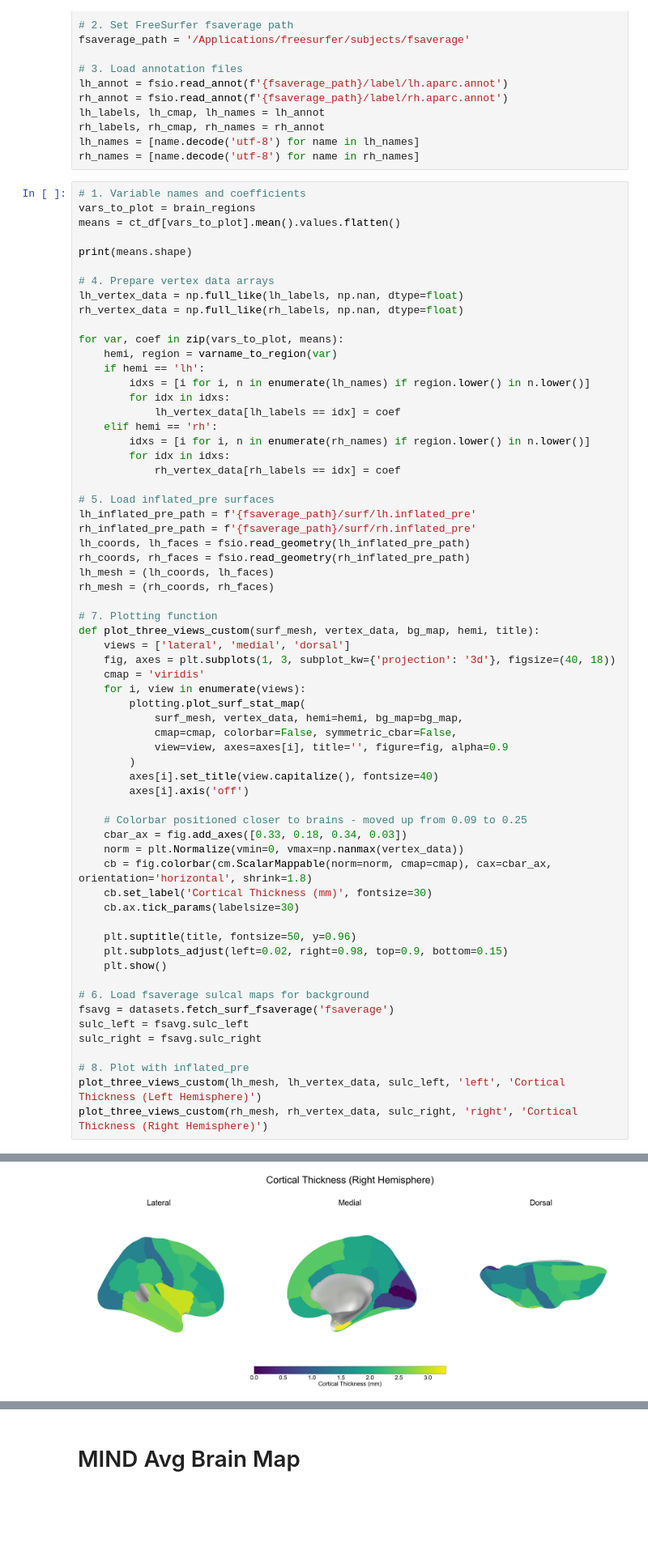
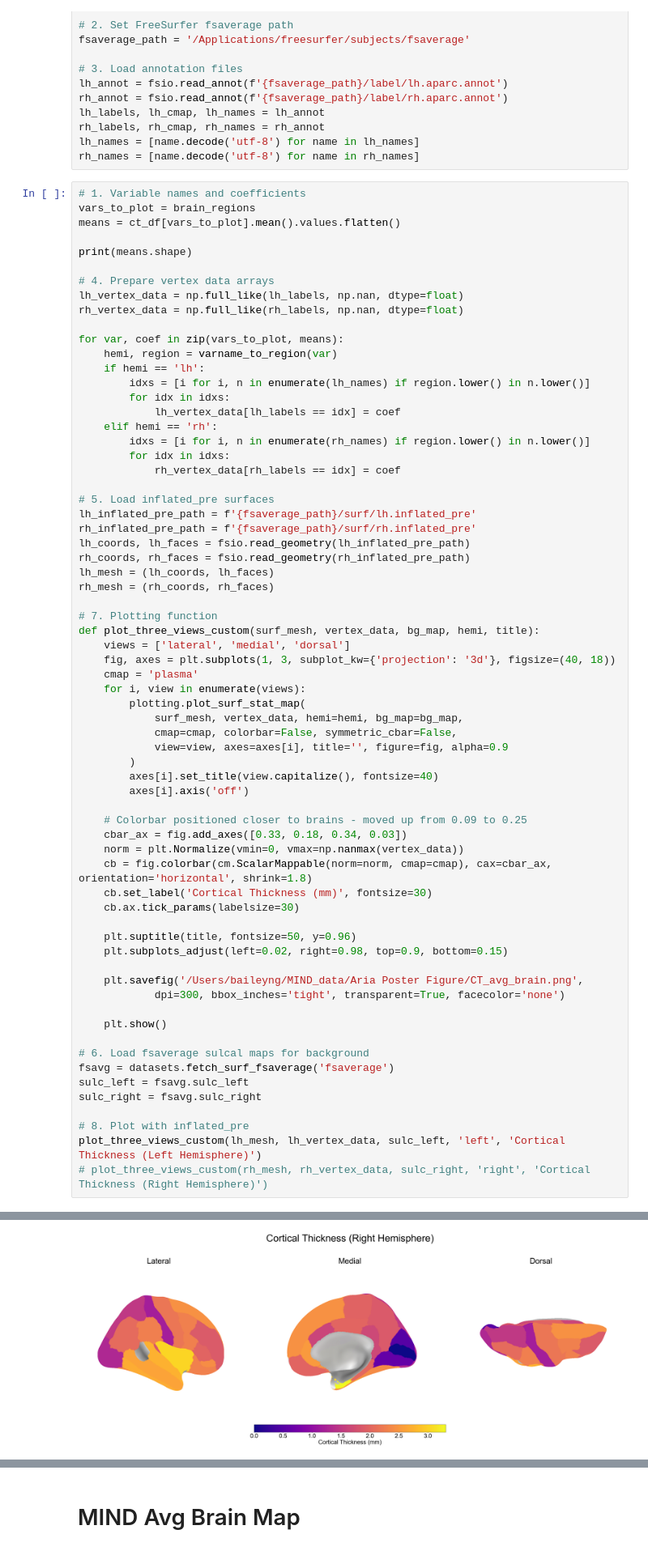
Before and after one commit to bailey168/MIND_models, a Jupyter notebook: visualize_data.ipynb, the cells around one changed output, grey strips where cells are left out. Shown at 81% size. Cells and saved outputs as stored; diff of their text form; blank space fills up the shorter version.

```diff
--- a/visualize_data.ipynb
+++ b/visualize_data.ipynb
@@ -411,7 +427,7 @@ rh_mesh = (rh_coords, rh_faces)
 def plot_three_views_custom(surf_mesh, vertex_data, bg_map, hemi, title):
     views = ['lateral', 'medial', 'dorsal']
     fig, axes = plt.subplots(1, 3, subplot_kw={'projection': '3d'}, figsize=(40, 18))
-    cmap = 'viridis'
+    cmap = 'plasma'
     for i, view in enumerate(views):
         plotting.plot_surf_stat_map(
             surf_mesh, vertex_data, hemi=hemi, bg_map=bg_map,
@@ -430,6 +446,10 @@ def plot_three_views_custom(surf_mesh, vertex_data, bg_map, hemi, title):
 
     plt.suptitle(title, fontsize=50, y=0.96)
     plt.subplots_adjust(left=0.02, right=0.98, top=0.9, bottom=0.15)
+
+    plt.savefig('/Users/baileyng/MIND_data/Aria Poster Figure/CT_avg_brain.png',
+            dpi=300, bbox_inches='tight', transparent=True, facecolor='none')
+
     plt.show()
 
 # 6. Load fsaverage sulcal maps for background
@@ -439,6 +459,6 @@ sulc_right = fsavg.sulc_right
 
 # 8. Plot with inflated_pre
 plot_three_views_custom(lh_mesh, lh_vertex_data, sulc_left, 'left', 'Cortical Thickness (Left Hemisphere)')
-plot_three_views_custom(rh_mesh, rh_vertex_data, sulc_right, 'right', 'Cortical Thickness (Right Hemisphere)')
+# plot_three_views_custom(rh_mesh, rh_vertex_data, sulc_right, 'right', 'Cortical Thickness (Right Hemisphere)')
 # %% [output]
 (62,)
@@ -446 +466 @@ plot_three_views_custom(rh_mesh, rh_vertex_data, sulc_right, 'right', 'Cortical
-[figure, old version]
+[figure, new version]
```
Also changed, not shown: parts of 8 cells of this notebook, 2 other files.
